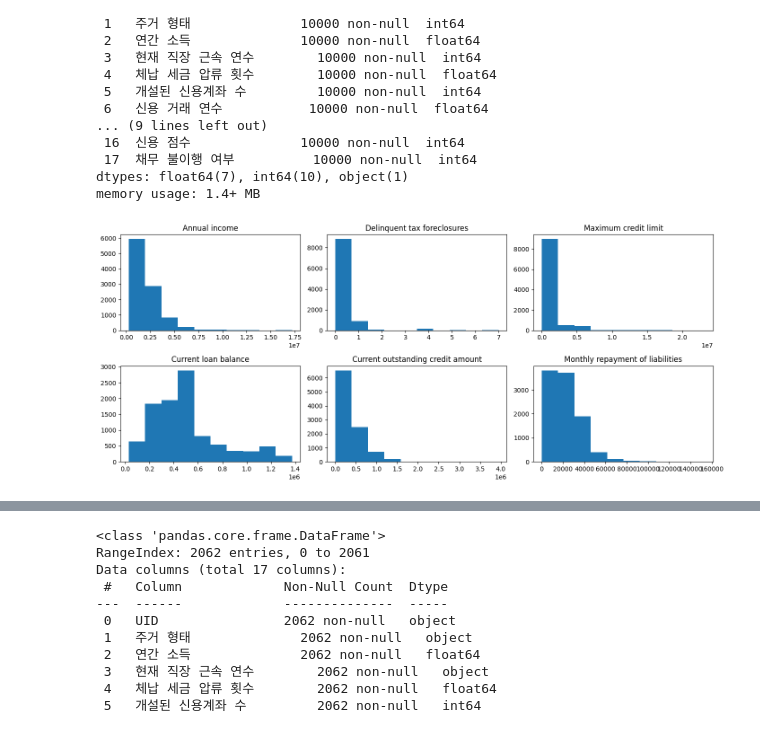
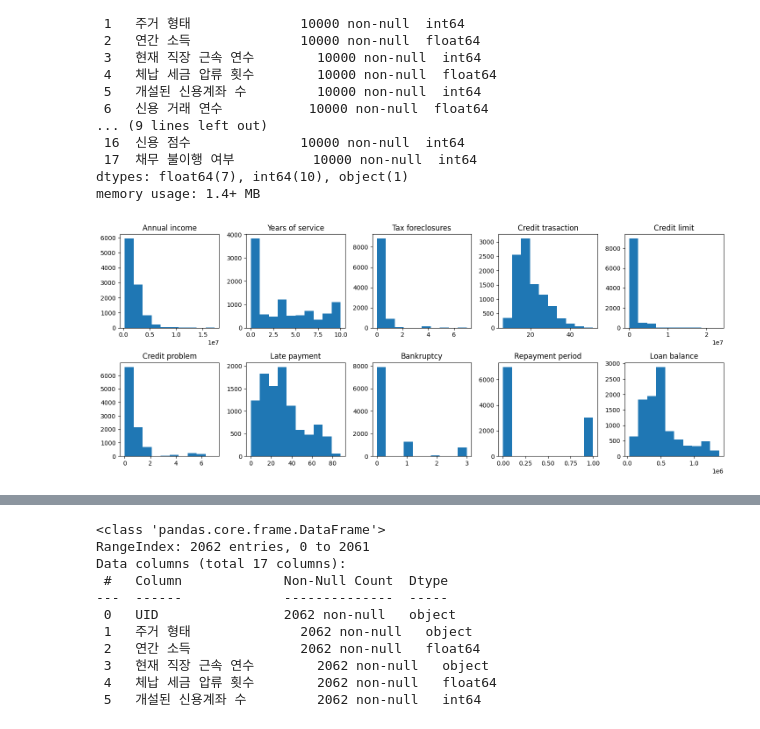
Before and after one commit to jeyday/DACON_Prediction_for_Default, a Jupyter notebook: Prediction for Default.ipynb, the cells around one changed output, grey strips where cells are left out. Cells and saved outputs as stored; diff of their text form; code cells hidden in the pictures.

```diff
--- a/Prediction for Default.ipynb
+++ b/Prediction for Default.ipynb
@@ -75,30 +77,44 @@ memory usage: 1.4+ MB
 df_train.drop(columns = ['UID'], inplace = True)
 # %%
 # 각 데이터별 boxplot 시각화
-fig, axes = plt.subplots(2, 3, figsize = (14, 6))
+fig, axes = plt.subplots(2, 5, figsize = (14.5, 6))
 
 axes[0,0].hist(df_train['연간 소득'])
 axes[0,0].set_title('Annual income')
 
-axes[0,1].hist(df_train['체납 세금 압류 횟수'])
-axes[0,1].set_title('Delinquent tax foreclosures')
+axes[0,1].hist(df_train['현재 직장 근속 연수'])
+axes[0,1].set_title('Years of service')
 
-axes[0,2].hist(df_train['최대 신용한도'])
-axes[0,2].set_title('Maximum credit limit')
+axes[0,2].hist(df_train['체납 세금 압류 횟수'])
+axes[0,2].set_title('Tax foreclosures')
 
-axes[1,0].hist(df_train['현재 대출 잔액'])
-axes[1,0].set_title('Current loan balance')
+axes[0,3].hist(df_train['신용 거래 연수'])
+axes[0,3].set_title('Credit trasaction')
 
-axes[1,1].hist(df_train['현재 미상환 신용액'])
-axes[1,1].set_title('Current outstanding credit amount')
+axes[0,4].hist(df_train['최대 신용한도'])
+axes[0,4].set_title('Credit limit')
 
-axes[1,2].hist(df_train['월 상환 부채액'])
-axes[1,2].set_title('Monthly repayment of liabilities')
+axes[1,0].hist(df_train['신용 문제 발생 횟수'])
+axes[1,0].set_title('Credit problem')
+
+axes[1,1].hist(df_train['마지막 연체 이후 경과 개월 수'])
+axes[1,1].set_title('Late payment')
+
+axes[1,2].hist(df_train['개인 파산 횟수'])
+axes[1,2].set_title('Bankruptcy')
+
+axes[1,3].hist(df_train['대출 상환 기간'])
+axes[1,3].set_title('Repayment period')
+
+axes[1,4].hist(df_train['현재 대출 잔액'])
+axes[1,4].set_title('Loan balance')
 
 plt.tight_layout()
 plt.show()
+
+# 데이터 불균형 확인
 # %% [output]
-[figure, old version]
+[figure, new version]
 # %%
 # 데이터 이상치 제거
 df_train.drop(index = df_train[df_train['연간 소득'] >= 15000000].index, inplace = True)
```
Also changed, not shown: parts of 6 cells of this notebook.
